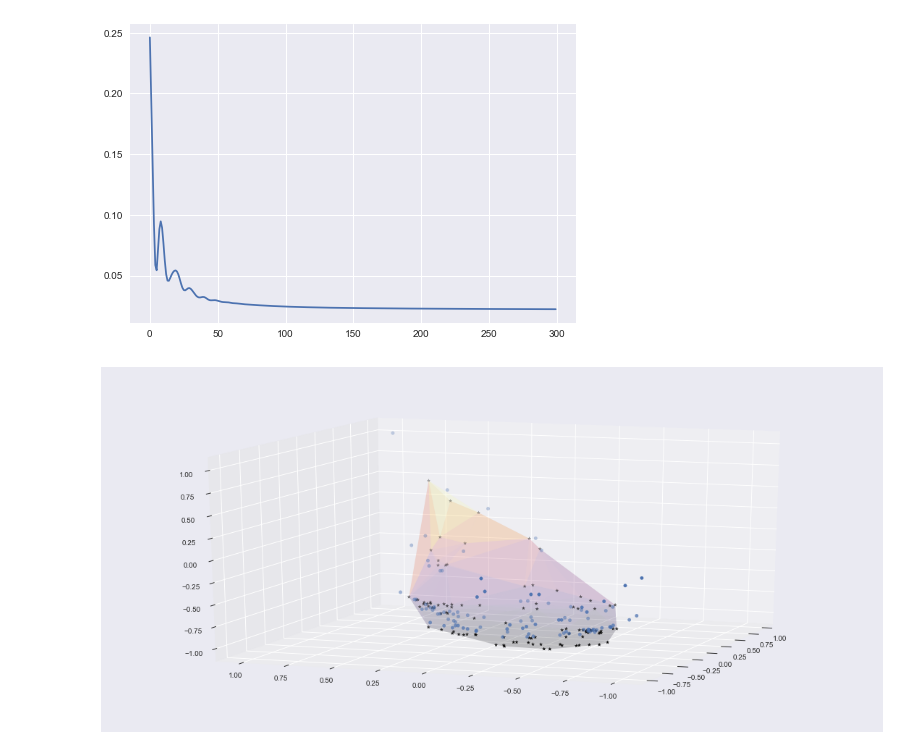
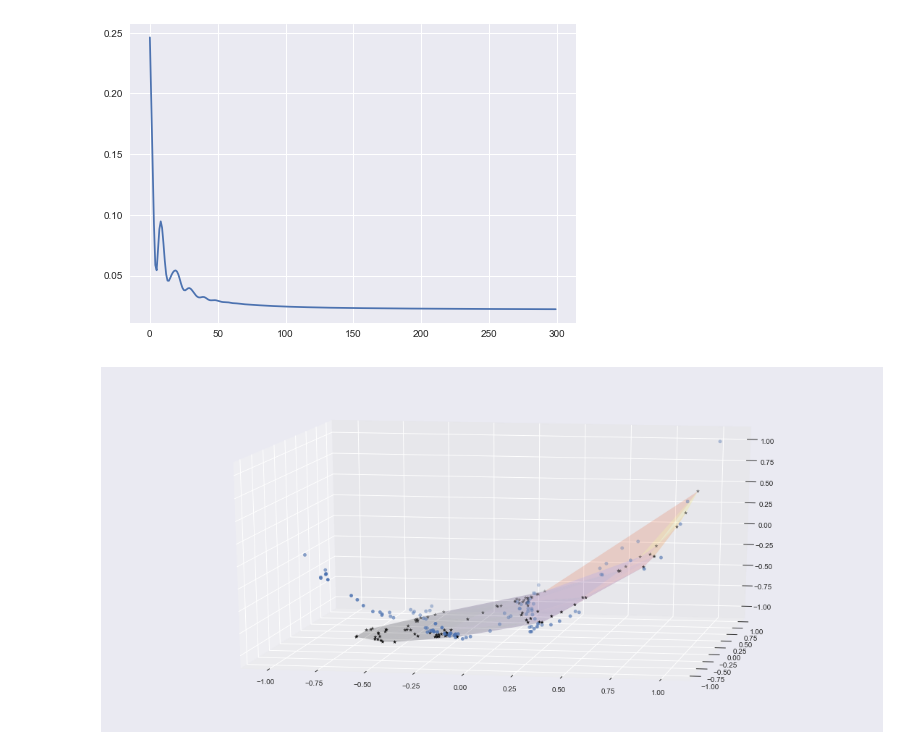
Before and after one commit to shannonycj/aetk, a Jupyter notebook: PCA_AE.ipynb, the cells around one changed output. Saved outputs shown, nothing was run; the diff lists cells and outputs as text; code cells hidden in the pictures.

```diff
--- a/PCA_AE.ipynb
+++ b/PCA_AE.ipynb
@@ -203,18 +209,18 @@ plt.show()
 # %%
 import matplotlib.tri as mtri
 decoded = sess.run(X_out, feed_dict={X_ph: X})
 decoded = decoded[np.argsort(decoded[:, 0])]
 
 triang = mtri.Triangulation(decoded[:, 0], decoded[:, 1])
 
 fig = plt.figure(1, figsize=(15, 7))
 plt.clf()
 ax = Axes3D(fig)
 ax.scatter(X[:, 0], X[:, 1], X[:, 2])
 ax.plot_trisurf(triang, decoded[:, 2], cmap='inferno', alpha=0.2)
 ax.scatter(decoded[:, 0], decoded[:, 1], decoded[:, 2],
            marker='*', s=20, c="black")
-ax.view_init(elev=15, azim=200)
+ax.view_init(elev=15, azim=280)
 plt.show()
 # %% [output]
-[figure, old version]
+[figure, new version]
```
Also changed, not shown: parts of 5 cells of this notebook.
